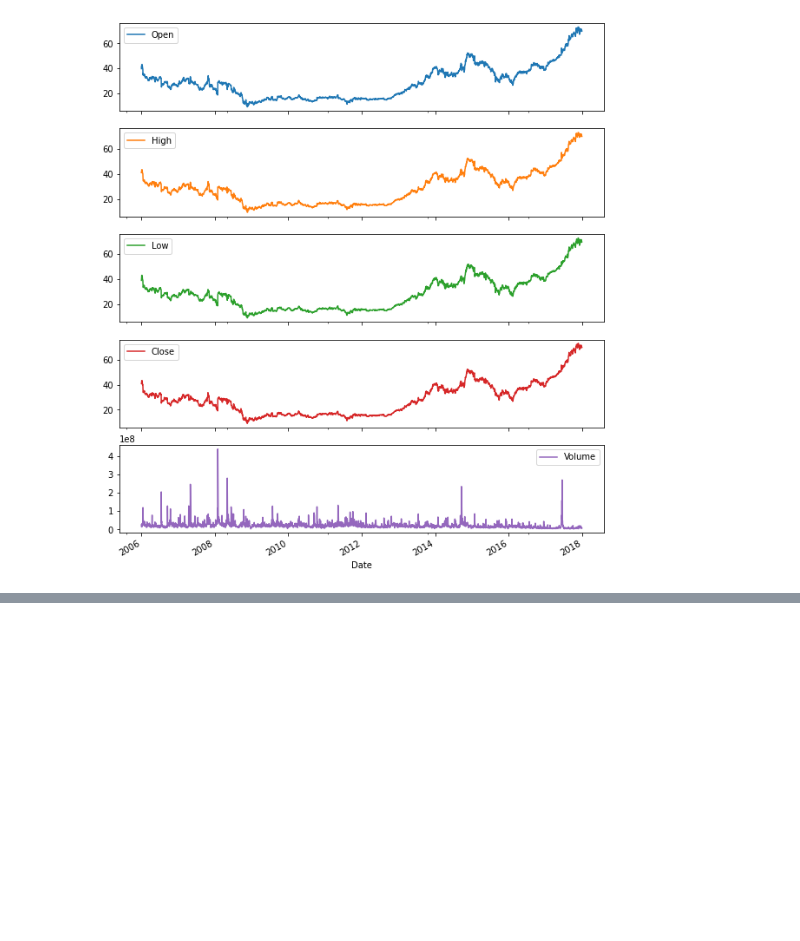
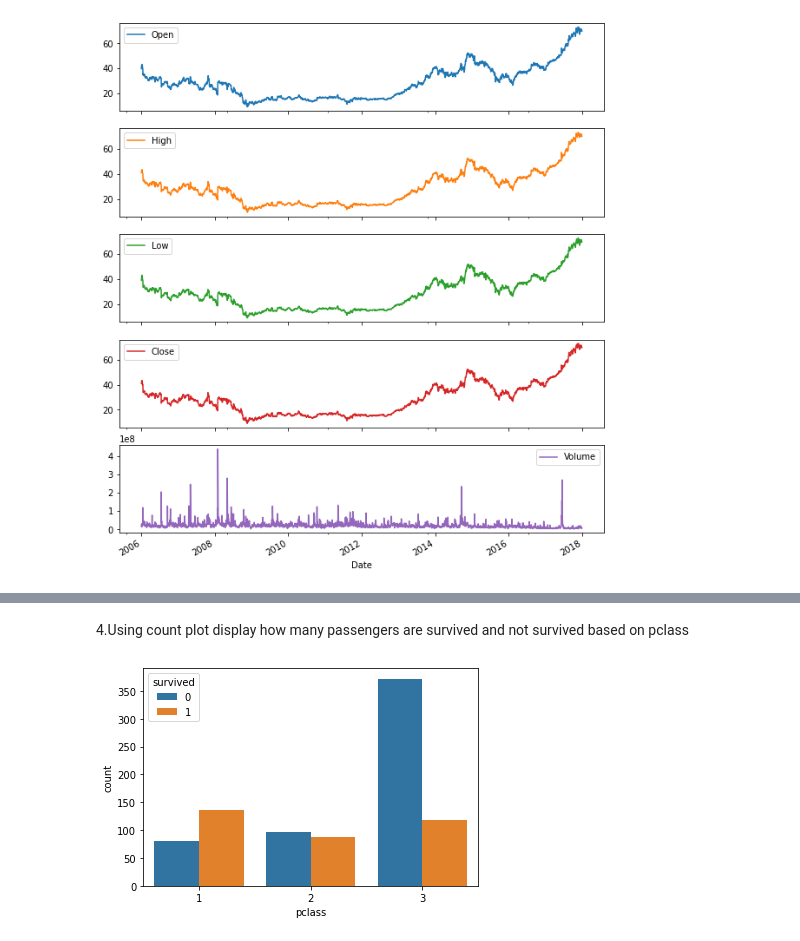
Before and after one commit to vivekc18/pydata, a Jupyter notebook: Data_visualization_with_python.ipynb, the cells around one changed output, grey strips where cells are left out. Cells and saved outputs as stored; diff of their text form; code cells hidden in the pictures; blank space fills up the shorter version.

```diff
--- a/Data_visualization_with_python.ipynb
+++ b/Data_visualization_with_python.ipynb
@@ -901,0 +955,7 @@ array([<AxesSubplot:xlabel='Date'>, <AxesSubplot:xlabel='Date'>,
+# %% [markdown]
+4.Using count plot display how many passengers are survived and not survived based on pclass
+# %%
+sns.countplot(x="pclass", hue="survived", data=df)
+plt.show()
+# %% [output]
+[figure, added]
```
Also changed, not shown: parts of 96 cells of this notebook.
